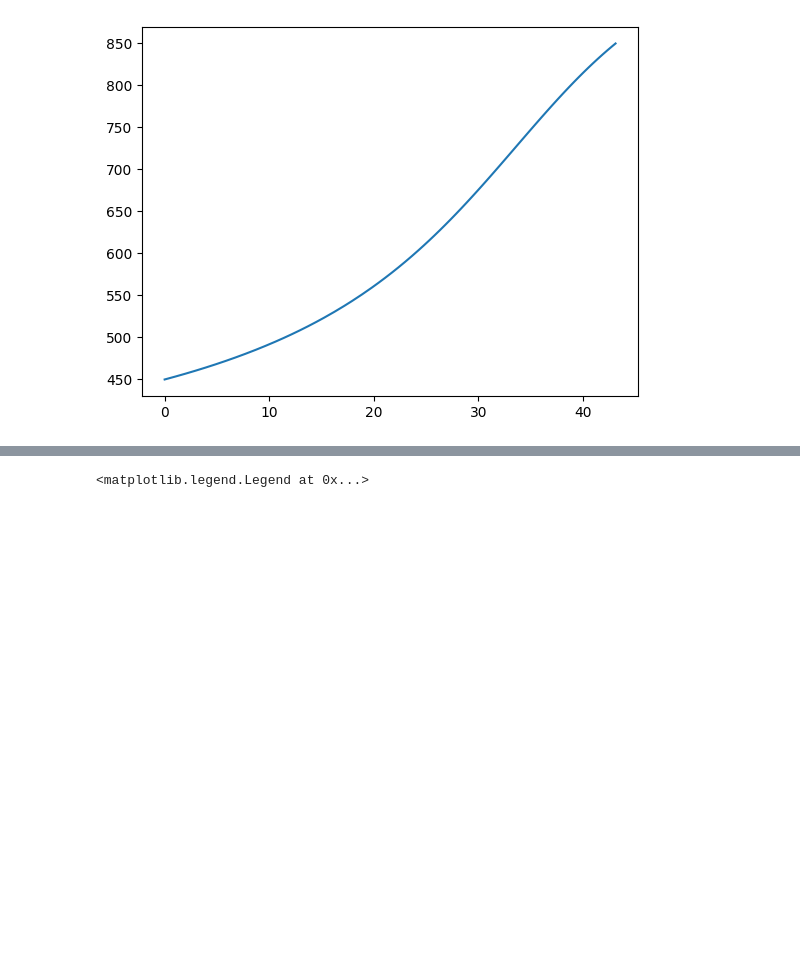
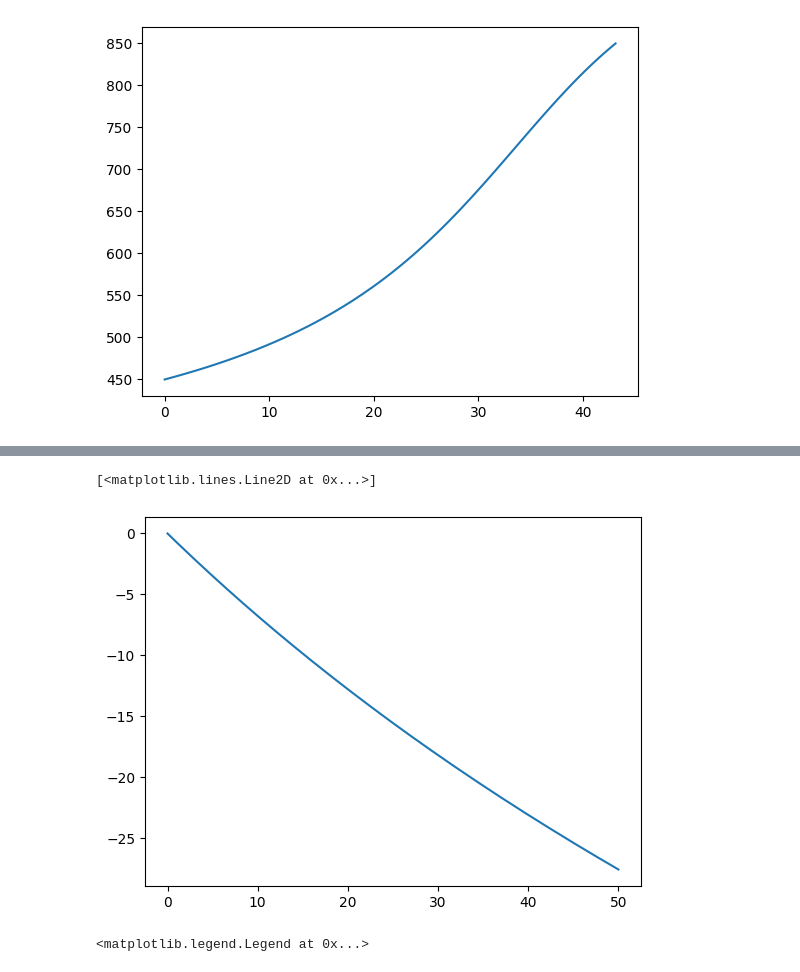
Before and after one commit to nibhscripta/Spring-2023, a Jupyter notebook: CHEN 364/CHEN 364 HW6/CHEN364_HW5.ipynb, the cells around one changed output, grey strips where cells are left out. Cells and saved outputs as stored; diff of their text form; code cells hidden in the pictures; blank space fills up the shorter version.

```diff
--- a/CHEN 364/CHEN 364 HW6/CHEN364_HW5.ipynb
+++ b/CHEN 364/CHEN 364 HW6/CHEN364_HW5.ipynb
@@ -58,3 +89,14 @@ plt.plot(sol.t, Q(X, T)/1000)
+# %%
+def Q(X, T):
+    F_A0 = 10 * 20 / 0.08206 / 450
+    return F_A0 * (- 20000 * X)
+
+X = sol.y[0]
+T = 450 + 500 * sol.y[0]
+plt.plot(sol.t, Q(X, T)/1000)
+# %% [output]
+[<matplotlib.lines.Line2D at 0x...>]
+[figure, added]
 # %%
 plt.grid(visible=True, which='both', axis='both')
 
```
Also changed, not shown: parts of 2 cells of this notebook, 6 other files.
